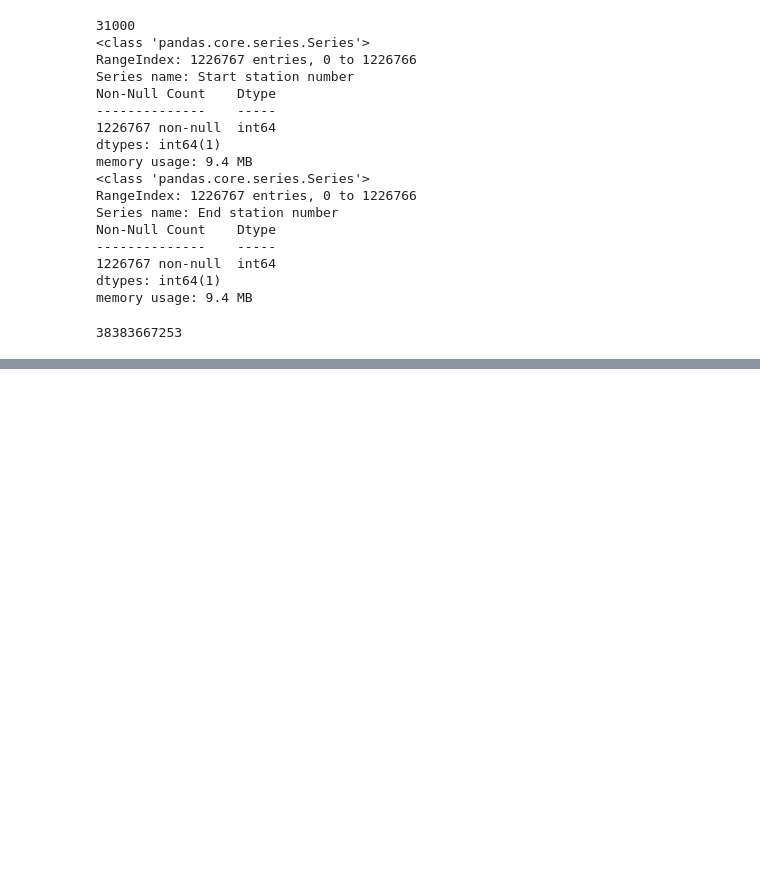
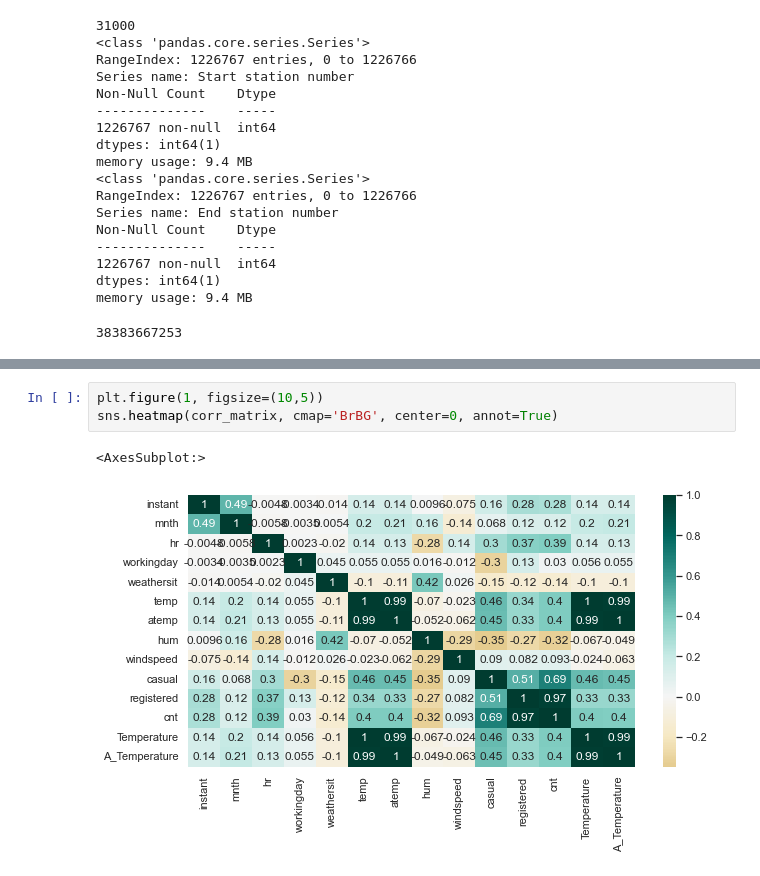
Before and after one commit to movifu1982/Bike-project, a Jupyter notebook: bike 1.ipynb, the cells around one changed output, grey strips where cells are left out. Cells and saved outputs as stored; diff of their text form; blank space fills up the shorter version.

```diff
--- a/bike 1.ipynb
+++ b/bike 1.ipynb
@@ -1252,0 +1268,6 @@ memory usage: 9.4 MB
+# %%
+plt.figure(1, figsize=(10,5))
+sns.heatmap(corr_matrix, cmap='BrBG', center=0, annot=True)
+# %% [output]
+<AxesSubplot:>
+[figure, added]
```
Also changed, not shown: parts of 16 cells of this notebook, 1 other file.
